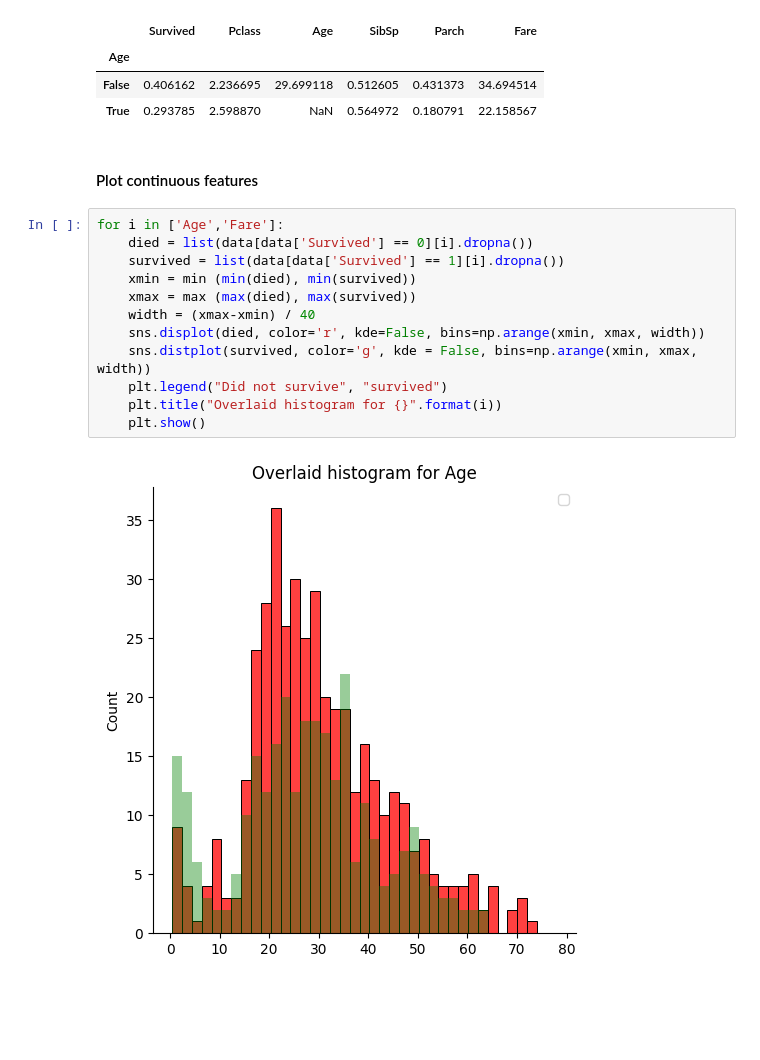
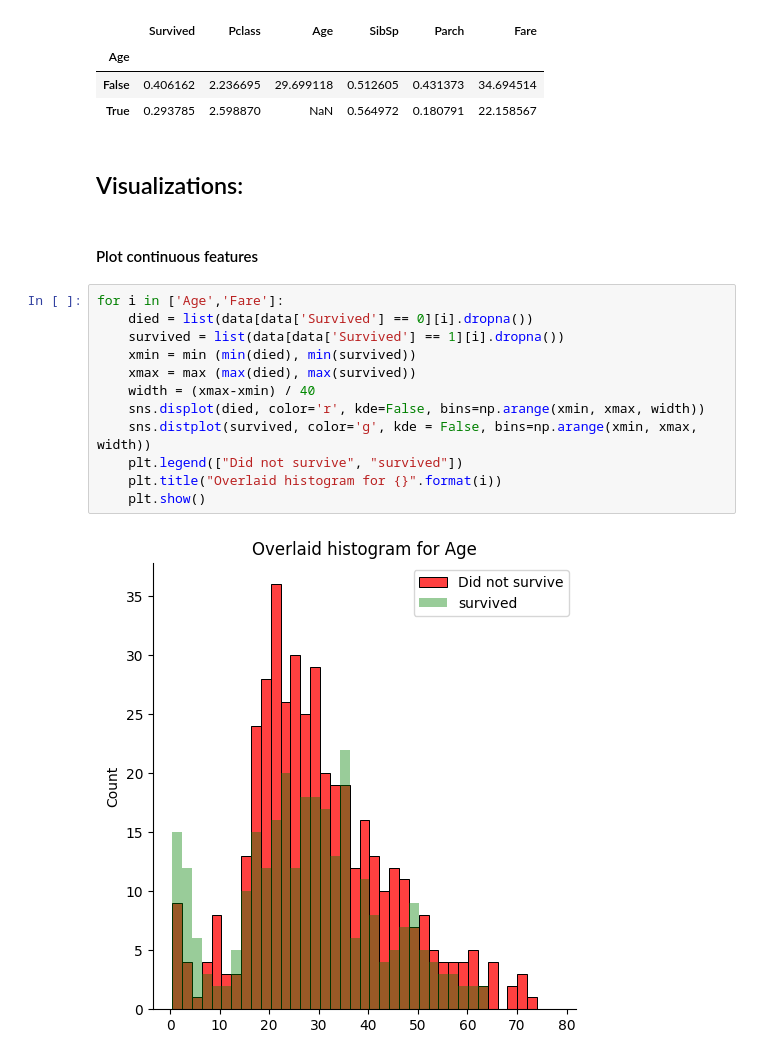
Before and after one commit to ABIGAILDEBBY/titanic-survival, a Jupyter notebook: titanic.ipynb, the cells around one changed output. Drawn from its saved outputs; the diff is of its cells as text; blank space fills up the shorter version.

```diff
--- a/titanic.ipynb
+++ b/titanic.ipynb
@@ -97,19 +97,21 @@ data.groupby(data['Age'].isnull()).mean()
 | Age |  |  |  |  |  |  |
 | False | 0.406162 | 2.236695 | 29.699118 | 0.512605 | 0.431373 | 34.694514 |
 | True | 0.293785 | 2.598870 | NaN | 0.564972 | 0.180791 | 22.158567 |
+# %% [markdown]
+## Visualizations:
 # %% [markdown]
 #### Plot continuous features
 # %%
 for i in ['Age','Fare']:
     died = list(data[data['Survived'] == 0][i].dropna())
     survived = list(data[data['Survived'] == 1][i].dropna())
     xmin = min (min(died), min(survived))
     xmax = max (max(died), max(survived))
     width = (xmax-xmin) / 40
     sns.displot(died, color='r', kde=False, bins=np.arange(xmin, xmax, width))
     sns.distplot(survived, color='g', kde = False, bins=np.arange(xmin, xmax, width))
-    plt.legend("Did not survive", "survived")
+    plt.legend(["Did not survive", "survived"])
     plt.title("Overlaid histogram for {}".format(i))
     plt.show()
 # %% [output]
-[figure, old version]
+[figure, new version]
```
Also changed, not shown: parts of 8 cells of this notebook.
